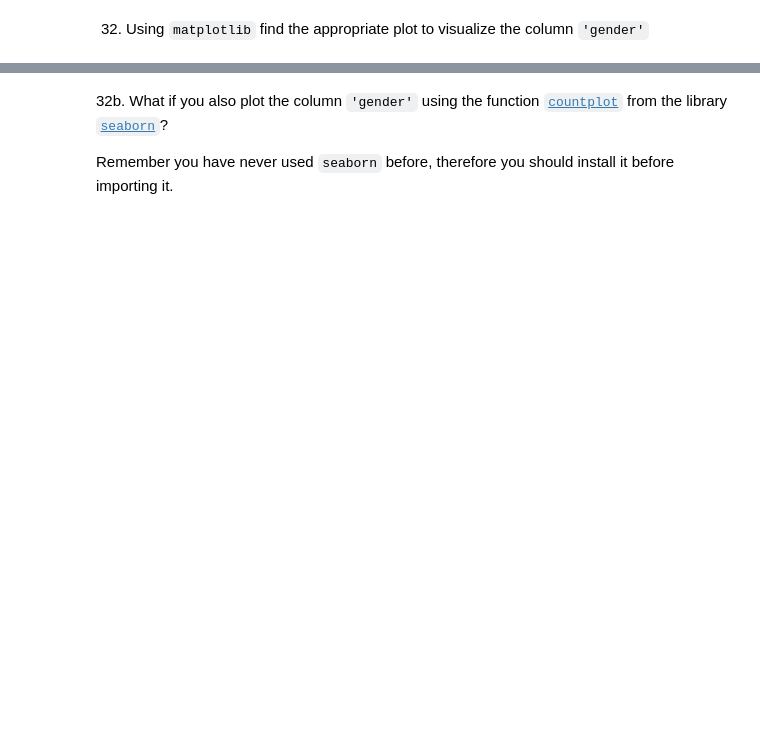
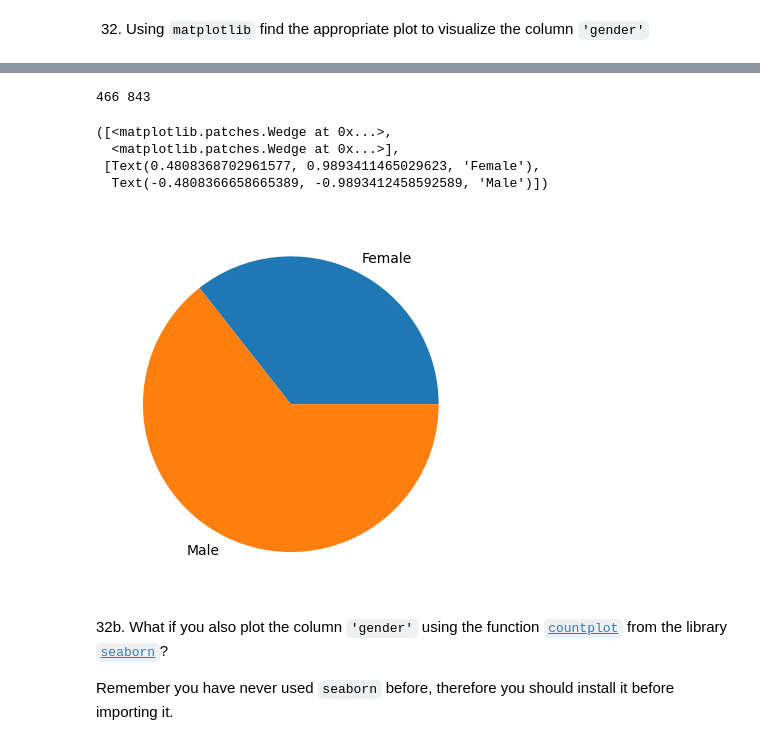
Before and after one commit to PacoFletcher/2503_dsft_thebridge_paco, a Jupyter notebook: 2-Data_Analysis/2-Pandas/Practica/7-Titanic/Titanic-exercise.ipynb, the cells around one changed output, grey strips where cells are left out. Cells and saved outputs as stored; diff of their text form; code cells hidden in the pictures; blank space fills up the shorter version.

```diff
--- a/2-Data_Analysis/2-Pandas/Practica/7-Titanic/Titanic-exercise.ipynb
+++ b/2-Data_Analysis/2-Pandas/Practica/7-Titanic/Titanic-exercise.ipynb
@@ -320,3 +663,18 @@ Hint: There were two people with the same name, who?
+# %%
+a = titanic[titanic["gender"] == "female"]["array_fe"].count()
+b = titanic[titanic["gender"] == "male"]["array_fe"].count()
+print(a,b)
+v = np.array([a,b])
+# %% [output]
+466 843
+# %%
+plt.pie(v, labels=["Female","Male"])
+# %% [output]
+([<matplotlib.patches.Wedge at 0x...>,
+  <matplotlib.patches.Wedge at 0x...>],
+ [Text(0.4808368702961577, 0.9893411465029623, 'Female'),
+  Text(-0.4808366658665389, -0.9893412458592589, 'Male')])
+[figure, added]
 # %% [markdown]
 32b. What if you also plot the column `'gender'` using the function [`countplot`](https://seaborn.pydata.org/generated/seaborn.countplot.html) from the library [`seaborn`](https://seaborn.pydata.org/)?
 
```
Also changed, not shown: parts of 44 cells of this notebook, 1 other file.
